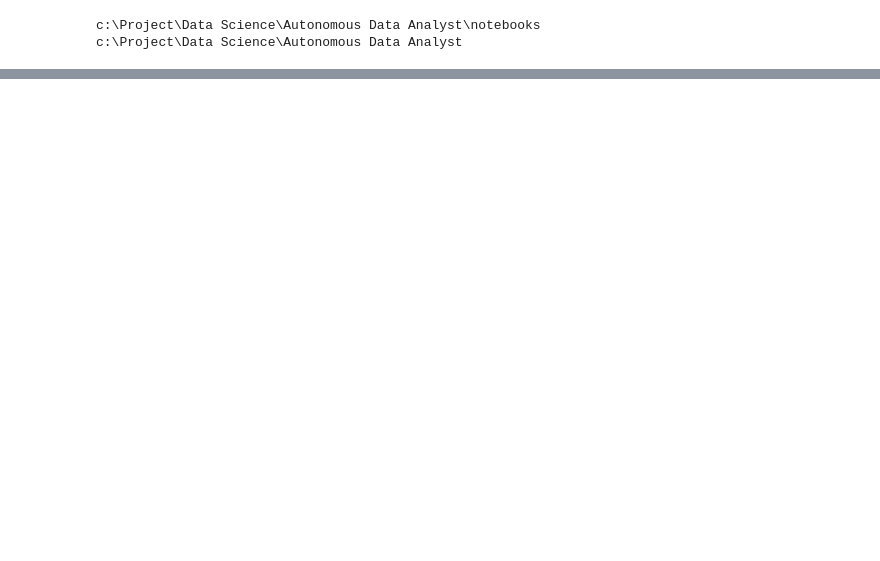
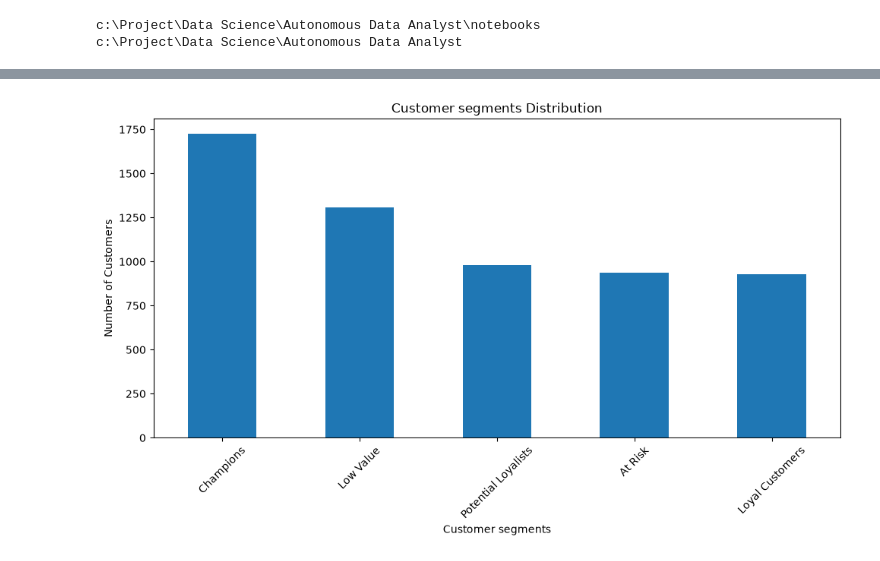
Before and after one commit to AKASHRAUT108/autonomous-data-analyst, a Jupyter notebook: notebooks/02_data_profiling.ipynb, the cells around one changed output, grey strips where cells are left out. Drawn from its saved outputs; the diff is of its cells as text; code cells hidden in the pictures; blank space fills up the shorter version.

```diff
--- a/notebooks/02_data_profiling.ipynb
+++ b/notebooks/02_data_profiling.ipynb
@@ -466,0 +702,13 @@ eda_summary.keys()
+# %%
+def assign_segment(score):
+    if score>=11:
+        return "Champions"
+    elif score>=9:
+        return "Loyal Customer"
+    elif score>=7:
+        return "Potential Loyalists"
+    elif score>=5:
+        return "At Risk"
+    else:
+        return "Low Value"
+rfm["segment"]=rfm["rfm_score"].apply(assign_segment)
@@ -466,0 +746,21 @@ eda_summary.keys()
+# %%
+def assign_segment(score):
+    if score >= 12:
+        return "Champions"
+    elif score >= 10:
+        return "Loyal Customers"
+    elif score >= 8:
+        return "Potential Loyalists"
+    elif score >= 6:
+        return "At Risk"
+    else:
+        return "Low Value"
+
+
+rfm["segment"] = rfm["rfm_score"].apply(assign_segment)
+
+rfm[[
+    "customer_id",
+    "rfm_score",
+    "segment"
+]].head(10)
@@ -466,0 +789,13 @@ eda_summary.keys()
+# %%
+import matplotlib.pyplot as plt
+segment_counts=rfm["segment"].value_counts()
+plt.figure(figsize=(10,6))
+segment_counts.plot(kind="bar")
+plt.title("Customer segments Distribution")
+plt.xlabel("Customer segments")
+plt.ylabel("Number of Customers")
+plt.xticks(rotation=45)
+plt.tight_layout()
+plt.show()
+# %% [output]
+[figure, added]
```
Also changed, not shown: parts of 49 cells of this notebook, 1 other file.
